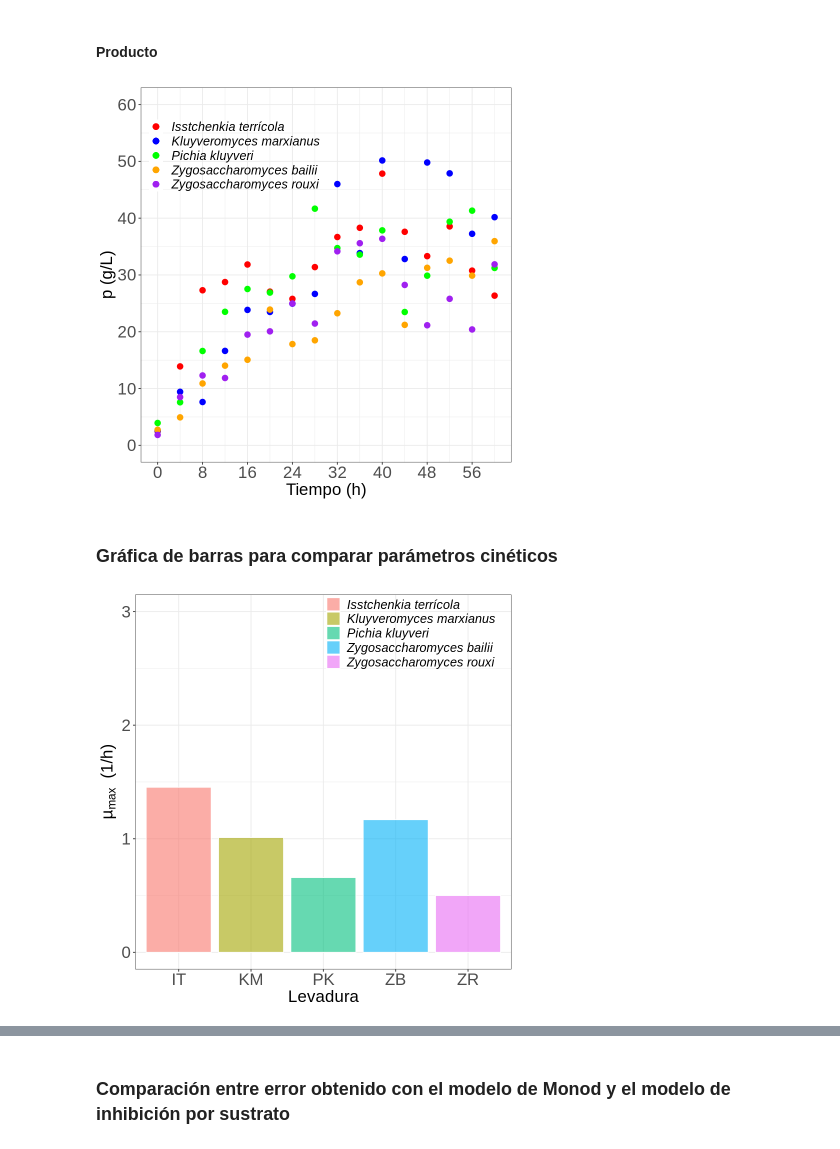
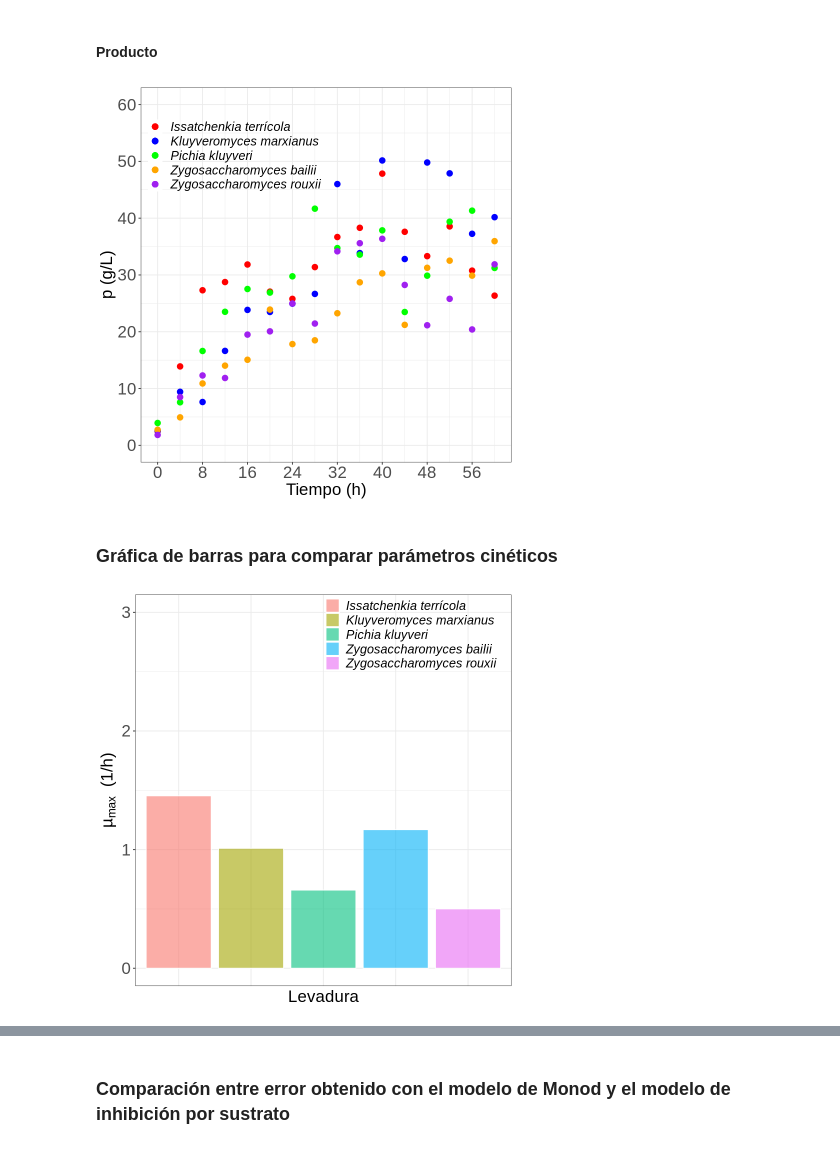
Before and after one commit to JuanM-GG/modelos-tesis, a Jupyter notebook: optimizacion_parametrica_monod.ipynb, the cells around one changed output, grey strips where cells are left out. Cells and saved outputs as stored; diff of their text form; code cells hidden in the pictures.

```diff
--- a/optimizacion_parametrica_monod.ipynb
+++ b/optimizacion_parametrica_monod.ipynb
@@ -1127,16 +1099,16 @@ options(warn = -1)
 #### Producto
 # %%
 # grafiar sustrato
-ggplot(data_it, aes(time,p,color = "Isstchenkia terrícola")) +
+ggplot(data_it, aes(time,p,color = "Issatchenkia terrícola")) +
     geom_point(size = 3)+
     geom_point(data = data_km, aes(color = "Kluyveromyces marxianus"), size = 3)+
     geom_point(data = data_pk, aes(color = "Pichia kluyveri"), size = 3)+
     geom_point(data = data_zb, aes(color = "Zygosaccharomyces bailii"), size = 3)+
-    geom_point(data = data_zr, aes(color = "Zygosaccharomyces rouxi"), size = 3) +
-    scale_color_manual("", breaks = c("Isstchenkia terrícola",
+    geom_point(data = data_zr, aes(color = "Zygosaccharomyces rouxii"), size = 3) +
+    scale_color_manual("", breaks = c("Issatchenkia terrícola",
     "Kluyveromyces marxianus",
     "Pichia kluyveri", "Zygosaccharomyces bailii",
-    "Zygosaccharomyces rouxi"),
+    "Zygosaccharomyces rouxii"),
     values = c("red", "blue", "green", "orange", "purple")) +
     xlab("Tiempo (h)") +
     ylab("p (g/L)") +
@@ -1153,7 +1125,7 @@ ggplot(data_it, aes(time,p,color = "Isstchenkia terrícola")) +
             legend.position = c(0.25, 0.85),
             legend.background = element_rect(fill=NA))
 # %% [output]
-[figure, old version]
+[figure, new version]
 # %% [markdown]
 ### Gráfica de barras para comparar parámetros cinéticos
 # %%
@@ -1163,27 +1135,29 @@ data_mu <- data.frame(lev = c("IT","KM","PK","ZB","ZR"),
 # %%
 ggplot(data=data_mu, aes(x=lev, y=mu, fill = lev)) +
   geom_bar(stat="identity", color="white", alpha = 0.6) +
   xlab("Levadura") +
   ylim(c(0,3)) +
-  scale_fill_discrete(name = "", labels = c("Isstchenkia terrícola",
+  scale_fill_discrete(name = "", labels = c("Issatchenkia terrícola",
   "Kluyveromyces marxianus", "Pichia kluyveri","Zygosaccharomyces bailii",
-  "Zygosaccharomyces rouxi")) +
+  "Zygosaccharomyces rouxii")) +
   theme_bw() +
   theme(
             plot.title = element_text(size=25),
             axis.text = element_text(size=20),
             axis.title = element_text(size=20),
+            axis.text.x=element_blank(),
+            axis.ticks.x=element_blank(),
             legend.title = element_text(size=15),
             legend.text = element_text(size=15, face = "italic",   ),
             legend.position = c(0.73, 0.92),
             legend.background = element_rect(fill=NA))+
             labs(
                 y = expression(paste(mu[max], "  (1/h)"))
 
 
         )
 # %% [output]
-[figure, old version]
+[figure, new version]
 # %%
 data_ks <- data.frame(lev = c("IT","KM","PK","ZB","ZR"),
                     ks = c(GA_it@solution[2], GA_km@solution[2], GA_pk@solution[2],
```
Also changed, not shown: parts of 7 cells of this notebook.
